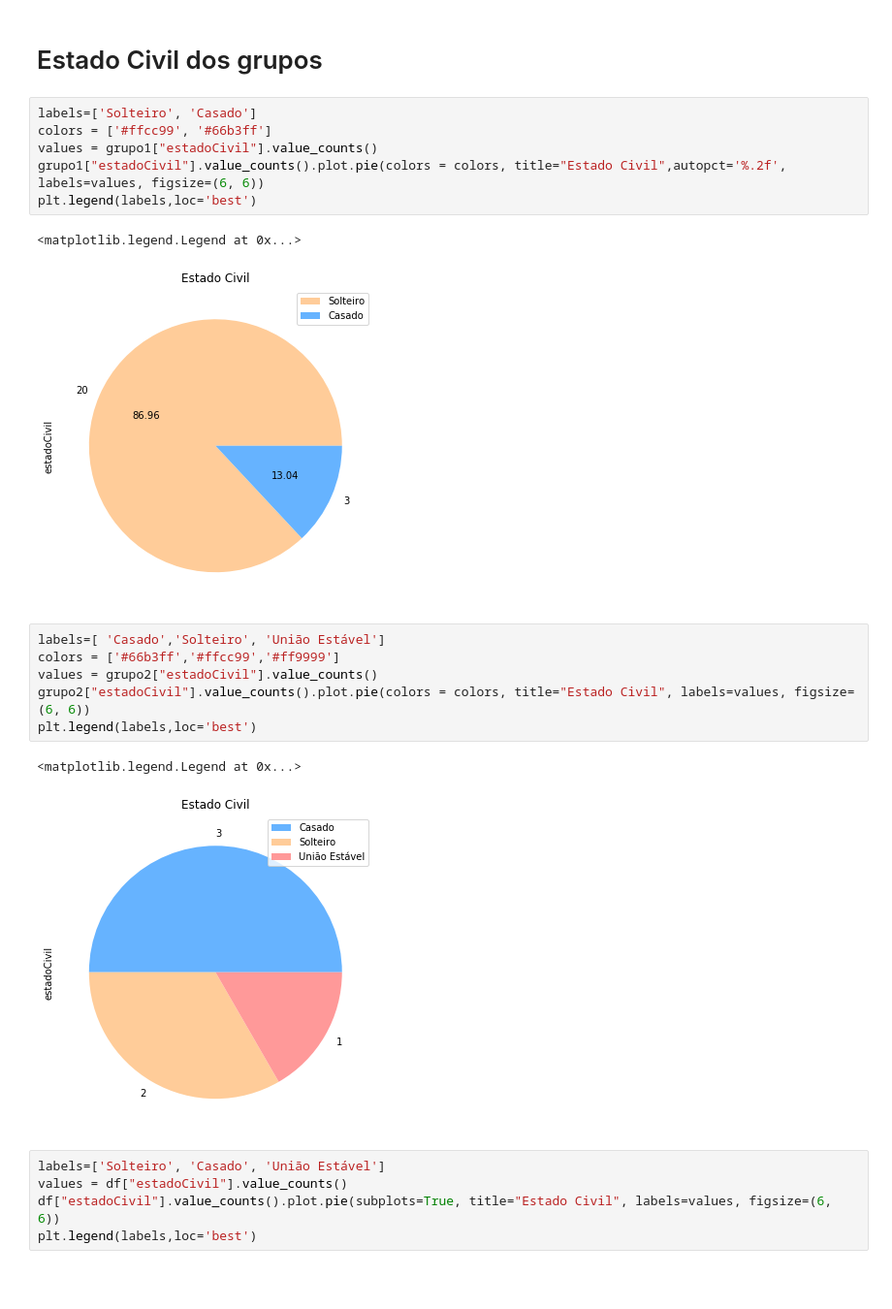
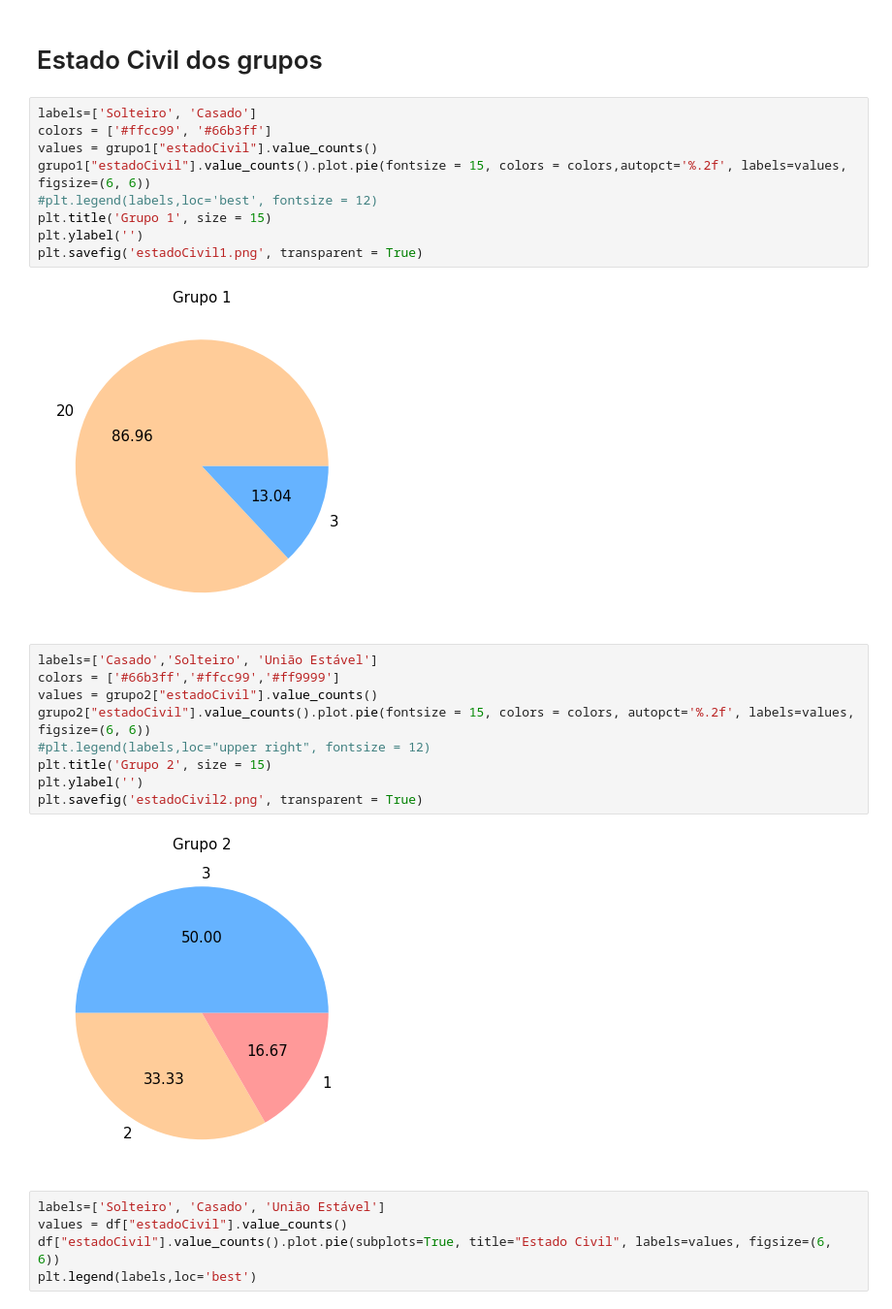
Before and after one commit to alexsanderthorne/K-means, a Jupyter notebook: ProjetoKmeans.ipynb, the cells around one changed output. Shown at 97% size. Saved outputs shown, nothing was run; the diff lists cells and outputs as text; blank space fills up the shorter version.

Commit message:
Imagem de gráficos adicionado

```diff
--- a/ProjetoKmeans.ipynb
+++ b/ProjetoKmeans.ipynb
@@ -155,21 +155,25 @@ grupo2
 # %%
 labels=['Solteiro', 'Casado']
 colors = ['#ffcc99', '#66b3ff']
 values = grupo1["estadoCivil"].value_counts()
-grupo1["estadoCivil"].value_counts().plot.pie(colors = colors, title="Estado Civil",autopct='%.2f', labels=values, figsize=(6, 6))
-plt.legend(labels,loc='best')
+grupo1["estadoCivil"].value_counts().plot.pie(fontsize = 15, colors = colors,autopct='%.2f', labels=values, figsize=(6, 6))
+#plt.legend(labels,loc='best', fontsize = 12)
+plt.title('Grupo 1', size = 15)
+plt.ylabel('')
+plt.savefig('estadoCivil1.png', transparent = True)
 # %% [output]
-<matplotlib.legend.Legend at 0x...>
-[figure, old version]
+[figure, new version]
 # %%
-labels=[ 'Casado','Solteiro', 'União Estável']
+labels=['Casado','Solteiro', 'União Estável']
 colors = ['#66b3ff','#ffcc99','#ff9999']
 values = grupo2["estadoCivil"].value_counts()
-grupo2["estadoCivil"].value_counts().plot.pie(colors = colors, title="Estado Civil", labels=values, figsize=(6, 6))
-plt.legend(labels,loc='best')
+grupo2["estadoCivil"].value_counts().plot.pie(fontsize = 15, colors = colors, autopct='%.2f', labels=values, figsize=(6, 6))
+#plt.legend(labels,loc="upper right", fontsize = 12)
+plt.title('Grupo 2', size = 15)
+plt.ylabel('')
+plt.savefig('estadoCivil2.png', transparent = True)
 # %% [output]
-<matplotlib.legend.Legend at 0x...>
-[figure, old version]
+[figure, new version]
 # %%
 labels=['Solteiro', 'Casado', 'União Estável']
 values = df["estadoCivil"].value_counts()
```
Also changed, not shown: parts of 3 cells of this notebook, 7 other files.
